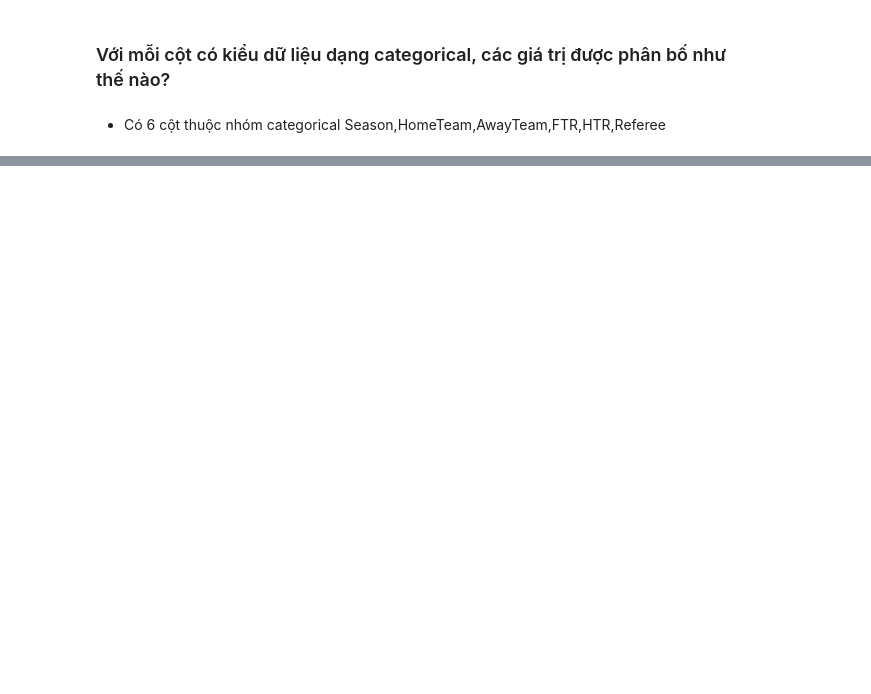
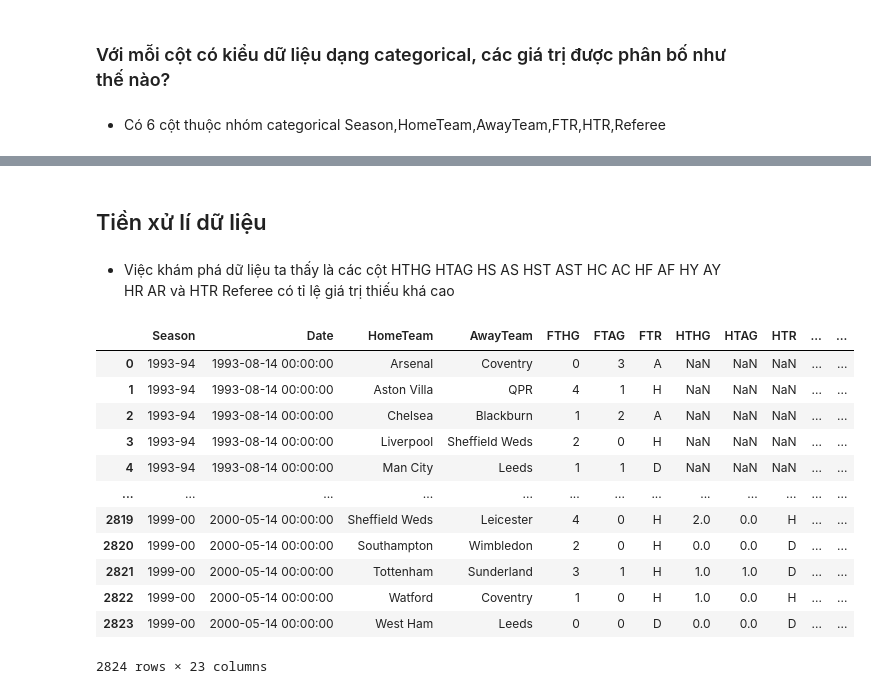
Before and after one commit to chopcolate/DataPrograming, a Jupyter notebook: 19127630.ipynb, the cells around one changed output, grey strips where cells are left out. Cells and saved outputs as stored; diff of their text form; code cells hidden in the pictures; blank space fills up the shorter version.

```diff
--- a/19127630.ipynb
+++ b/19127630.ipynb
@@ -120,0 +118,20 @@ dtype: object
+# %% [markdown]
+## Tiền xử lí dữ liệu
+# %% [markdown]
+- Việc khám phá dữ liệu ta thấy là các cột HTHG	HTAG	HS	AS	HST	AST	HC	AC	HF	AF	HY	AY	HR	AR và HTR Referee có tỉ lệ giá trị thiếu khá cao
+# %%
+results_df[results_df.isnull().any(axis=1)]
+# %% [output]
+|  | Season | Date | HomeTeam | AwayTeam | FTHG | FTAG | FTR | HTHG | HTAG | HTR | ... | ... |
+| 0 | 1993-94 | 1993-08-14 00:00:00 | Arsenal | Coventry | 0 | 3 | A | NaN | NaN | NaN | ... | ... |
+| 1 | 1993-94 | 1993-08-14 00:00:00 | Aston Villa | QPR | 4 | 1 | H | NaN | NaN | NaN | ... | ... |
+| 2 | 1993-94 | 1993-08-14 00:00:00 | Chelsea | Blackburn | 1 | 2 | A | NaN | NaN | NaN | ... | ... |
+| 3 | 1993-94 | 1993-08-14 00:00:00 | Liverpool | Sheffield Weds | 2 | 0 | H | NaN | NaN | NaN | ... | ... |
+| 4 | 1993-94 | 1993-08-14 00:00:00 | Man City | Leeds | 1 | 1 | D | NaN | NaN | NaN | ... | ... |
+| ... | ... | ... | ... | ... | ... | ... | ... | ... | ... | ... | ... | ... |
+| 2819 | 1999-00 | 2000-05-14 00:00:00 | Sheffield Weds | Leicester | 4 | 0 | H | 2.0 | 0.0 | H | ... | ... |
+| 2820 | 1999-00 | 2000-05-14 00:00:00 | Southampton | Wimbledon | 2 | 0 | H | 0.0 | 0.0 | D | ... | ... |
+| 2821 | 1999-00 | 2000-05-14 00:00:00 | Tottenham | Sunderland | 3 | 1 | H | 1.0 | 1.0 | D | ... | ... |
+| 2822 | 1999-00 | 2000-05-14 00:00:00 | Watford | Coventry | 1 | 0 | H | 1.0 | 0.0 | H | ... | ... |
+| 2823 | 1999-00 | 2000-05-14 00:00:00 | West Ham | Leeds | 0 | 0 | D | 0.0 | 0.0 | D | ... | ... |
+2824 rows × 23 columns
```
Also changed, not shown: parts of 13 cells of this notebook.
